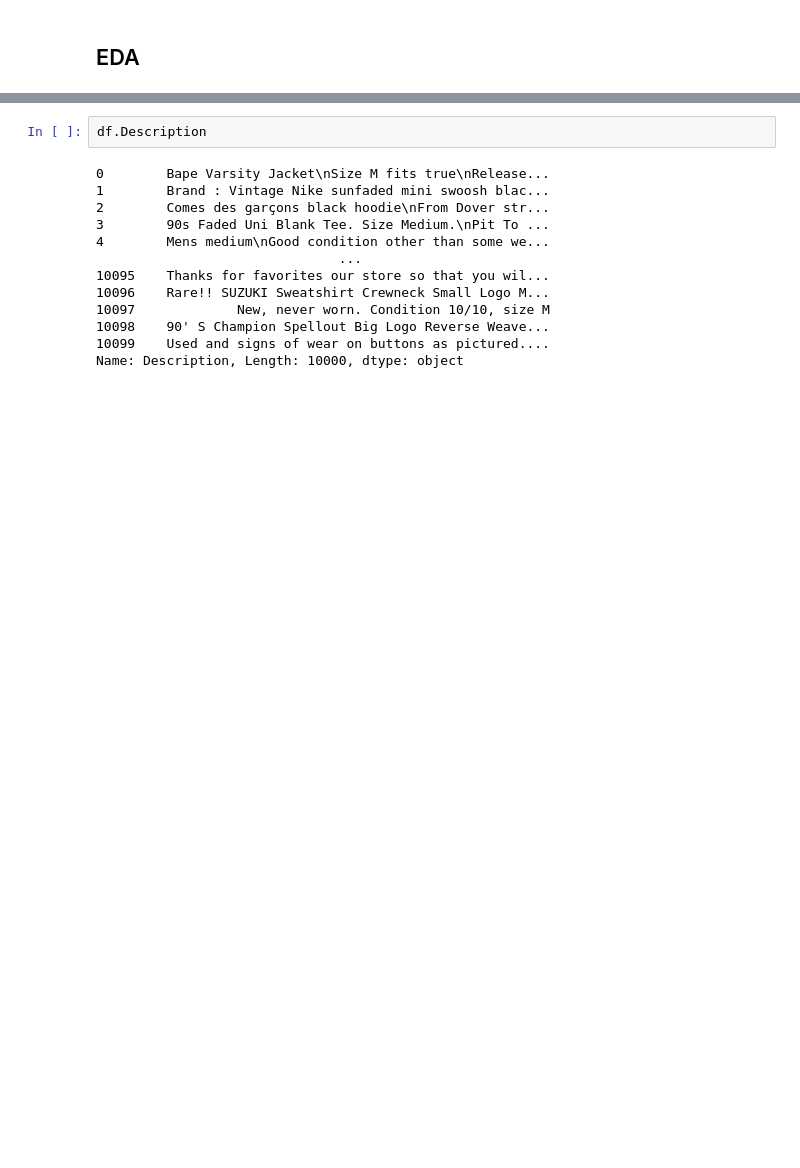
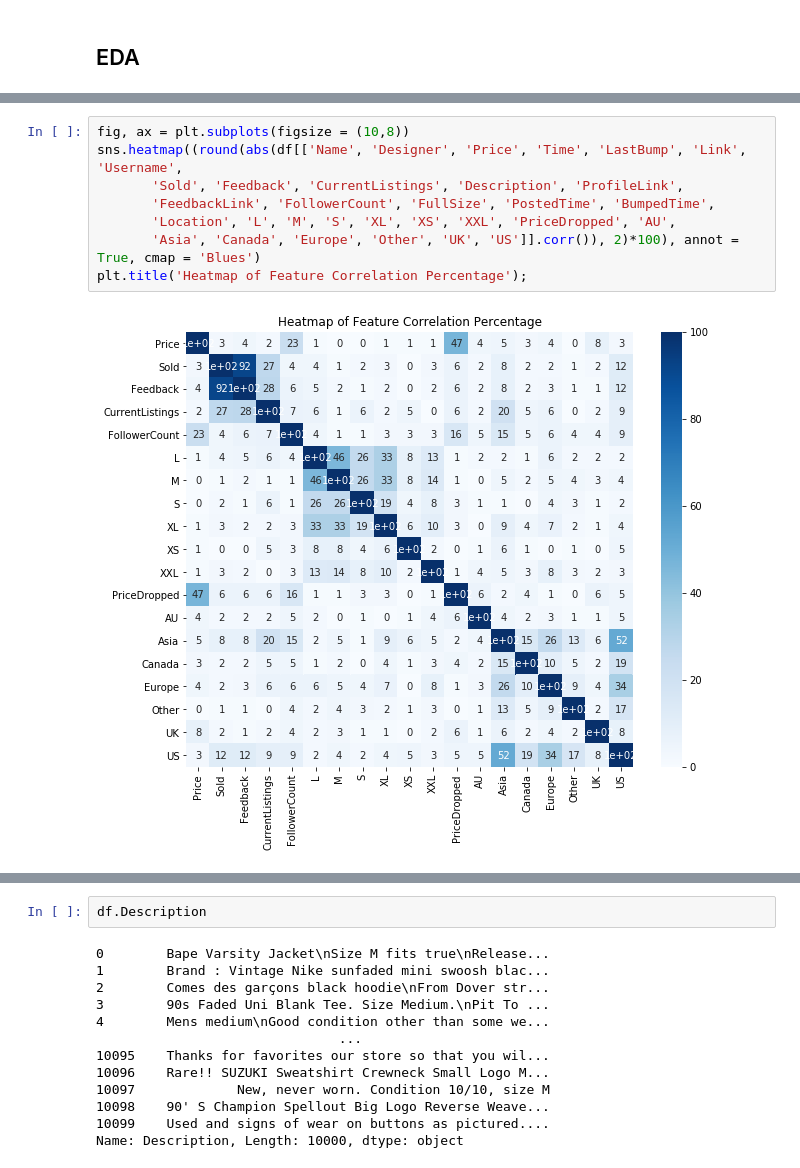
Before and after one commit to bagnine/Clothing_Recommender, a Jupyter notebook: EDA.ipynb, the cells around one changed output, grey strips where cells are left out. Drawn from its saved outputs; the diff is of its cells as text; blank space fills up the shorter version.

```diff
--- a/EDA.ipynb
+++ b/EDA.ipynb
@@ -176,3 +255,13 @@ maindf = df.merge(colordf, left_index=True, right_index=True)
+# %%
+fig, ax = plt.subplots(figsize = (10,8))
+sns.heatmap((round(abs(df[['Name', 'Designer', 'Price', 'Time', 'LastBump', 'Link', 'Username',
+       'Sold', 'Feedback', 'CurrentListings', 'Description', 'ProfileLink',
+       'FeedbackLink', 'FollowerCount', 'FullSize', 'PostedTime', 'BumpedTime',
+       'Location', 'L', 'M', 'S', 'XL', 'XS', 'XXL', 'PriceDropped', 'AU',
+       'Asia', 'Canada', 'Europe', 'Other', 'UK', 'US']].corr()), 2)*100), annot = True, cmap = 'Blues')
+plt.title('Heatmap of Feature Correlation Percentage');
+# %% [output]
+[figure, added]
 # %%
 import nltk
 from nltk import RegexpTokenizer
```
Also changed, not shown: parts of 18 cells of this notebook, 4 other files.
